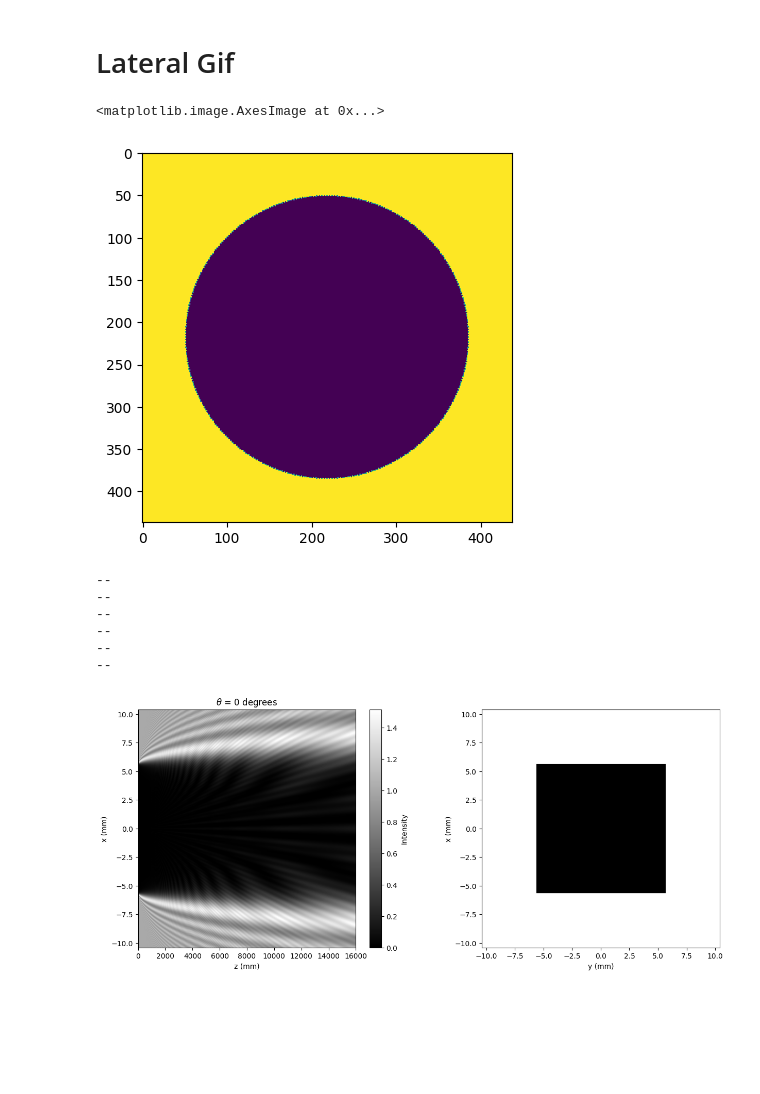
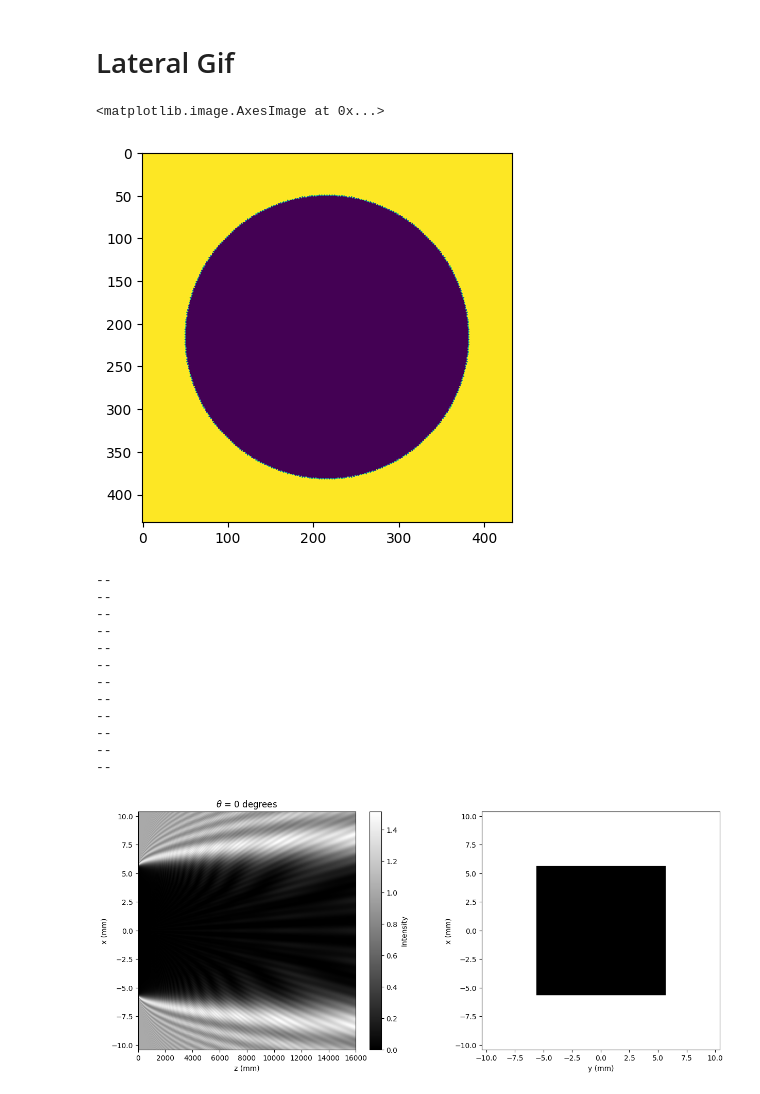
Before and after one commit to PassosSouza/Models-To-Simulate-Light-Interference, a Jupyter notebook: GifSquares.ipynb, the cells around one changed output. Cells and saved outputs as stored; diff of their text form; code cells hidden in the pictures; blank space fills up the shorter version.

```diff
--- a/GifSquares.ipynb
+++ b/GifSquares.ipynb
@@ -135,31 +135,31 @@ ani.save('MAkeCirck.mp4', writer='ffmpeg',dpi=500)  # or 'animation.mp4', writer
 # %% [markdown]
 # Lateral Gif
 # %%
-N = 3020
+N = 3000
 R = 8
 x = np.linspace(-9*R,9*R,N,endpoint=False)
 X,Y = np.meshgrid(x,x)
 
 A = []
 AA = []
 L = []
-GG = [1,10,30,50,70,90]
+GG = [1,7,10,20,30,40,50,60,70,80,90,100]
 A0 = (X**2+Y**2>R**2).astype('float32')
 for G in GG:
     a=[]
     aa=1
     for i in range(45,G+45,1):
         phi = i*np.pi/180
         a.append(  ( abs(np.cos(phi)*X + np.sin(phi)*Y) + abs(np.cos(phi)*Y - np.sin(phi)*X) >R  ).astype('float32') )
         aa = aa*a[-1]
         if i!=0:
             L.append(1)
     A.append(a)
     AA.append(np.transpose(aa[abs(x)<1.3*R])[abs(x)<1.3*R])
 plt.imshow(AA[-1])
 # %% [output]
 <matplotlib.image.AxesImage at 0x...>
-[figure, old version]
+[figure, new version]
 # %%
 z = np.linspace(0,2000*R,1800)
 lamb = 0.632*10**(-3)
@@ -183,3 +183,9 @@ for i in range(len(GG)):
 --
 --
 --
+--
+--
+--
+--
+--
+--
```
Also changed, not shown: parts of 3 cells of this notebook.
